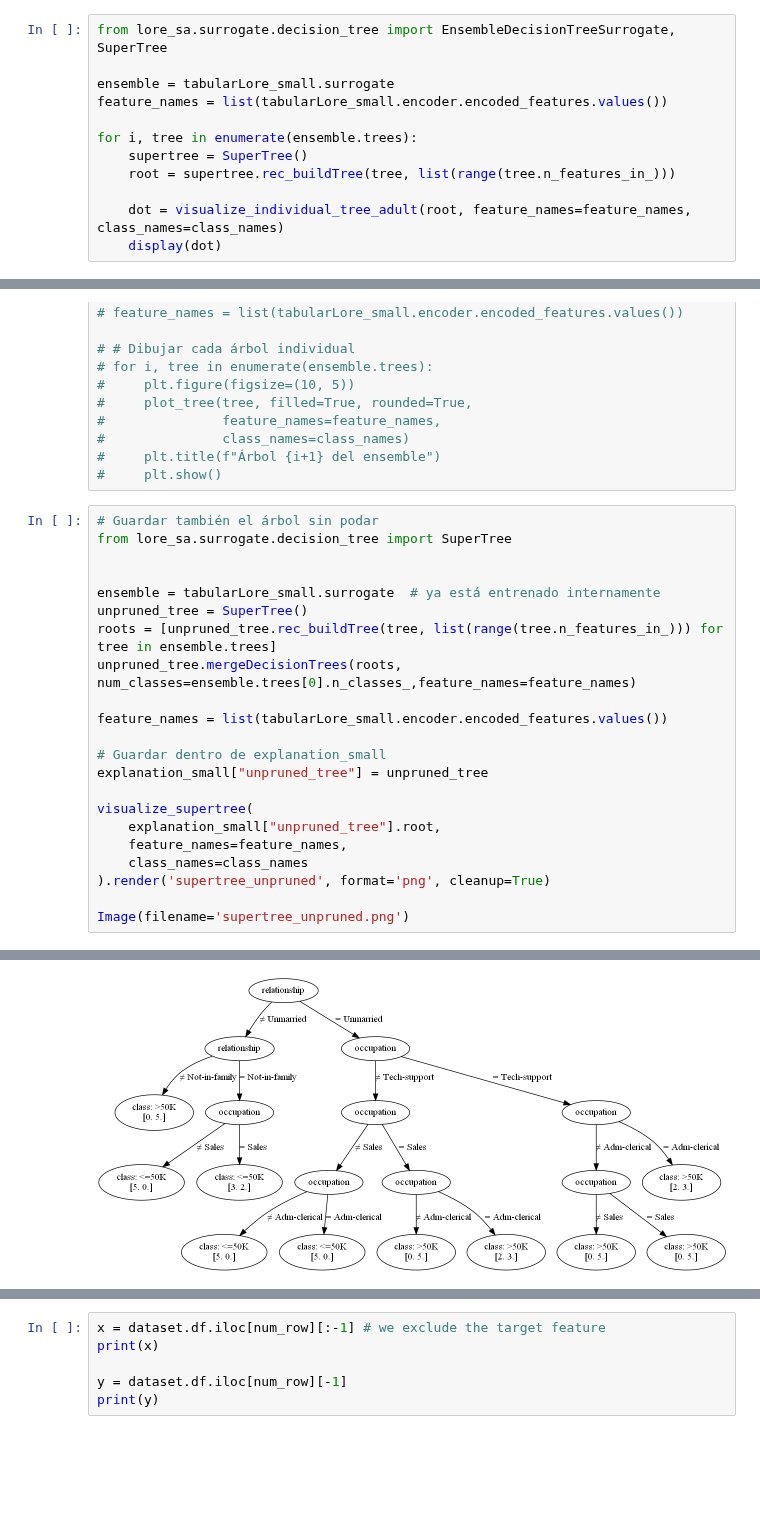
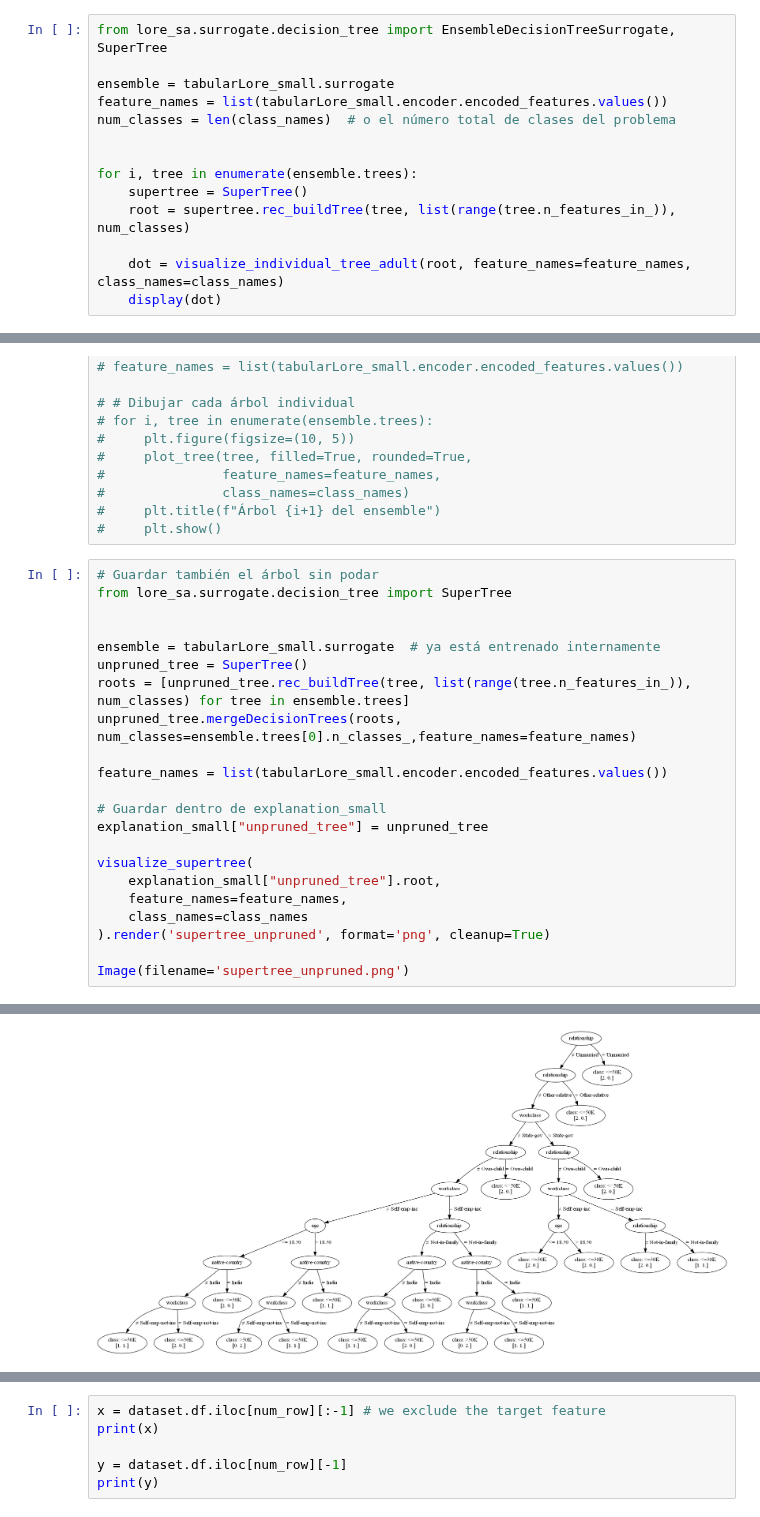
Before and after one commit to pablopalacios23/LORE_sa, a Jupyter notebook: LORE_Tutorial_Adult.ipynb, the cells around one changed output, grey strips where cells are left out. Saved outputs shown, nothing was run; the diff lists cells and outputs as text; blank space fills up the shorter version.

```diff
--- a/LORE_Tutorial_Adult.ipynb
+++ b/LORE_Tutorial_Adult.ipynb
@@ -341,10 +358,12 @@ from lore_sa.surrogate.decision_tree import EnsembleDecisionTreeSurrogate, Super
 
 ensemble = tabularLore_small.surrogate
 feature_names = list(tabularLore_small.encoder.encoded_features.values())
+num_classes = len(class_names)  # o el número total de clases del problema
+
 
 for i, tree in enumerate(ensemble.trees):
     supertree = SuperTree()
-    root = supertree.rec_buildTree(tree, list(range(tree.n_features_in_)))
+    root = supertree.rec_buildTree(tree, list(range(tree.n_features_in_)), num_classes)
 
     dot = visualize_individual_tree_adult(root, feature_names=feature_names, class_names=class_names)
     display(dot)
@@ -381,7 +394,7 @@ from lore_sa.surrogate.decision_tree import SuperTree
 
 ensemble = tabularLore_small.surrogate  # ya está entrenado internamente
 unpruned_tree = SuperTree()
-roots = [unpruned_tree.rec_buildTree(tree, list(range(tree.n_features_in_))) for tree in ensemble.trees]
+roots = [unpruned_tree.rec_buildTree(tree, list(range(tree.n_features_in_)), num_classes) for tree in ensemble.trees]
 unpruned_tree.mergeDecisionTrees(roots, num_classes=ensemble.trees[0].n_classes_,feature_names=feature_names)
 
 feature_names = list(tabularLore_small.encoder.encoded_features.values())
@@ -403,4 +416,4 @@ Image(filename='supertree_unpruned.png')
-[figure, old version]
+[figure, new version]
 # %%
 feature_names = list(tabularLore_small.encoder.encoded_features.values())
 
```
Also changed, not shown: parts of 14 cells of this notebook, 21 other files.
